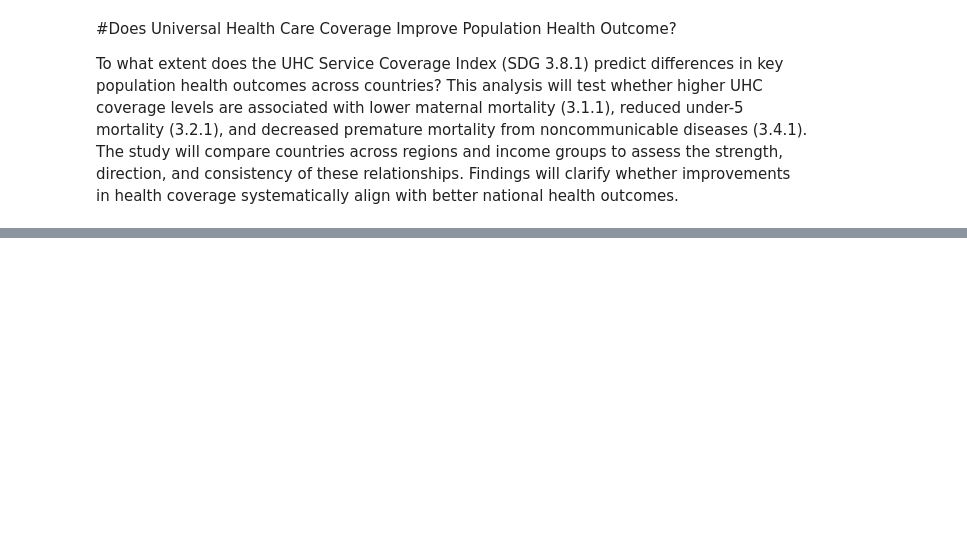
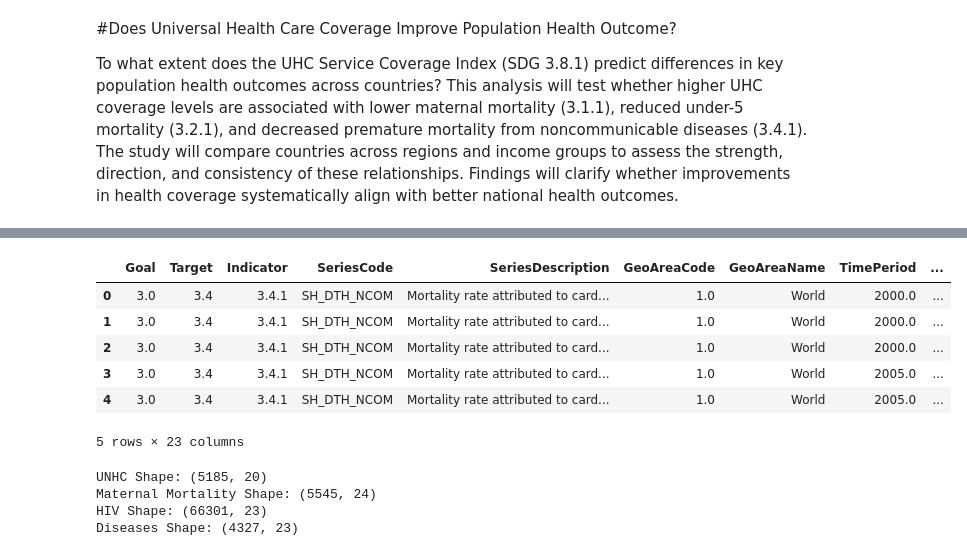
Before and after one commit to Sarkis55/UHC-and-Population-Health-Outcomes-Analysis-SDG-3-, a Jupyter notebook: UHC_and_Population_Health_Outcomes_Analysis.ipynb, the cells around one changed output, grey strips where cells are left out. Saved outputs shown, nothing was run; the diff lists cells and outputs as text; code cells hidden in the pictures; blank space fills up the shorter version.

```diff
--- a/UHC_and_Population_Health_Outcomes_Analysis.ipynb
+++ b/UHC_and_Population_Health_Outcomes_Analysis.ipynb
@@ -27,0 +131,21 @@ import sdmx
+# %%
+Diseases_df = pd.read_csv("SH_DTH_NCOM.csv")
+Diseases_df.head()
+# %% [output]
+|  | Goal | Target | Indicator | SeriesCode | SeriesDescription | GeoAreaCode | GeoAreaName | TimePeriod | ... |
+| 0 | 3.0 | 3.4 | 3.4.1 | SH_DTH_NCOM | Mortality rate attributed to card... | 1.0 | World | 2000.0 | ... |
+| 1 | 3.0 | 3.4 | 3.4.1 | SH_DTH_NCOM | Mortality rate attributed to card... | 1.0 | World | 2000.0 | ... |
+| 2 | 3.0 | 3.4 | 3.4.1 | SH_DTH_NCOM | Mortality rate attributed to card... | 1.0 | World | 2000.0 | ... |
+| 3 | 3.0 | 3.4 | 3.4.1 | SH_DTH_NCOM | Mortality rate attributed to card... | 1.0 | World | 2005.0 | ... |
+| 4 | 3.0 | 3.4 | 3.4.1 | SH_DTH_NCOM | Mortality rate attributed to card... | 1.0 | World | 2005.0 | ... |
+5 rows × 23 columns
+# %%
+print("UNHC Shape:", UNHC_df.shape)
+print("Maternal Mortality Shape:", MatMort_df.shape)
+print("HIV Shape:", HIV_df.shape)
+print("Diseases Shape:", Diseases_df.shape)
+# %% [output]
+UNHC Shape: (5185, 20)
+Maternal Mortality Shape: (5545, 24)
+HIV Shape: (66301, 23)
+Diseases Shape: (4327, 23)
```
Also changed, not shown: parts of 9 cells of this notebook.
